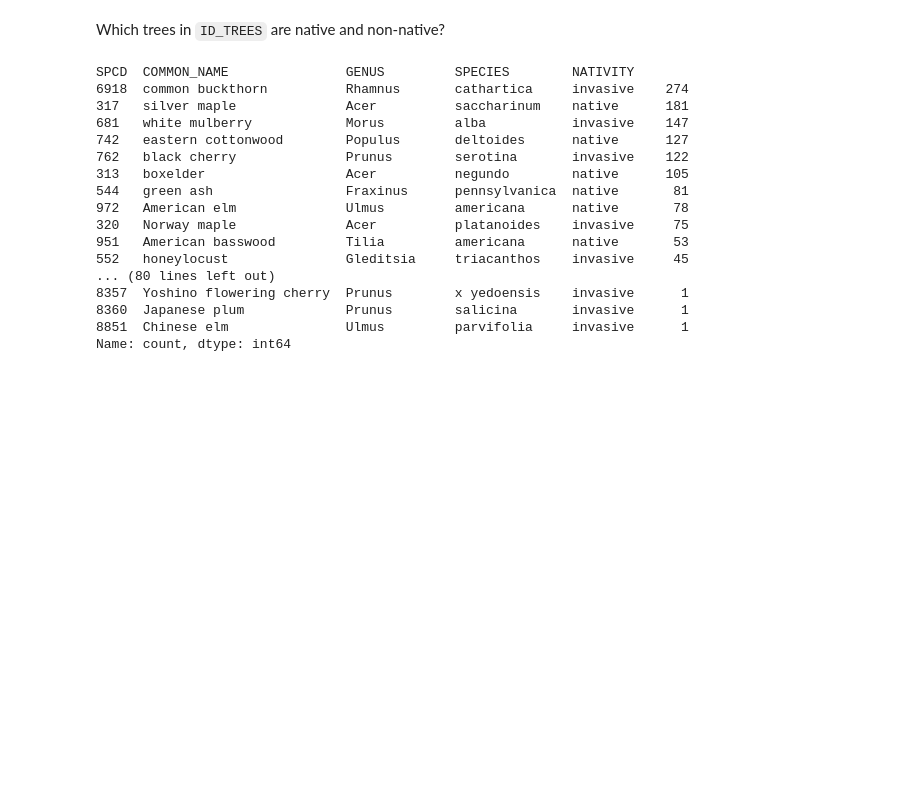
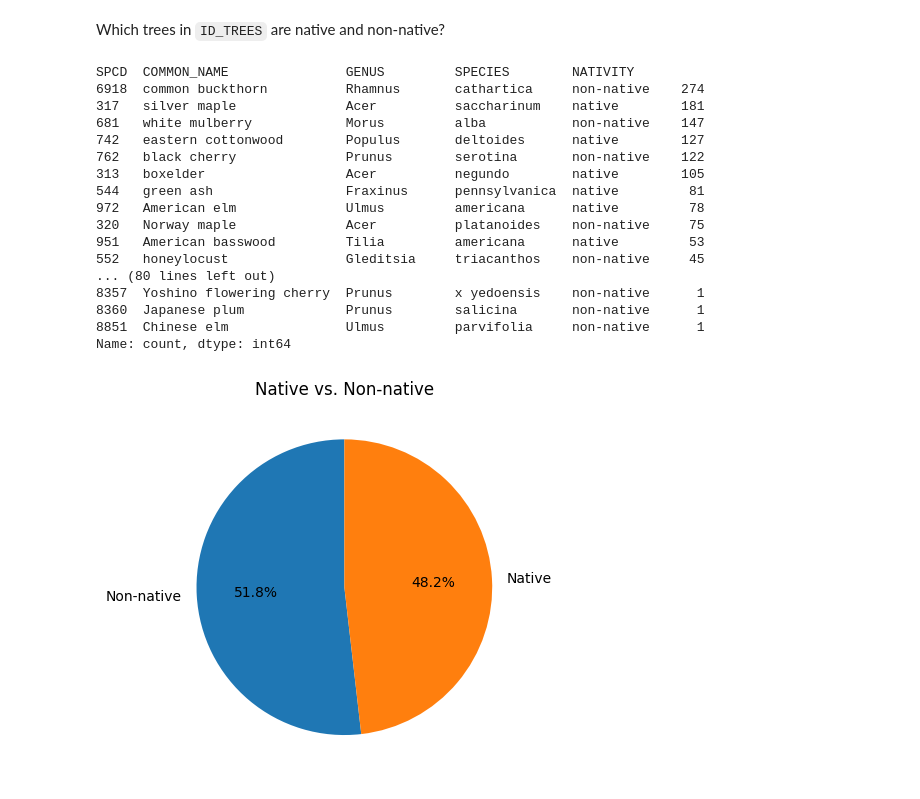
Before and after one commit to fractalate/data-trees, a Jupyter notebook: explore_chicago_il.ipynb, the cells around one changed output. Cells and saved outputs as stored; diff of their text form; code cells hidden in the pictures; blank space fills up the shorter version.

Commit message:
More Native vs. Non-native Investigation

```diff
--- a/explore_chicago_il.ipynb
+++ b/explore_chicago_il.ipynb
@@ -114,52 +135,47 @@ df[['GENUS', 'SPECIES', 'COMMON_NAME']].sort_values(by=['GENUS', 'SPECIES'])
 # %% [markdown]
 Which trees in `ID_TREES` are native and non-native?
 # %%
-df_native = df_ref_plant_dictionary[(
-    (
-        (
-            df_ref_plant_dictionary['US_NATIVITY'].str.contains('L48(N', na=False, regex=False)  # Native or pobably native in lower 48.
-            & ~df_ref_plant_dictionary['US_NATIVITY'].str.contains('IL(I', na=False, regex=False)  # Not invasive in Illinois.
-        )
-        | df_ref_plant_dictionary['US_NATIVITY'].str.contains('IL(N', na=False, regex=False)  # Native or probably native in Illinois.
-    )
-    & df_ref_plant_dictionary['STATE_DISTRIBUTION'].str.contains('IL', na=False)  # Is in Illinois.
-    & (df_ref_plant_dictionary['SYMBOL_TYPE'] == 'Species')  # Identifies a species (as opposed to a genus).
-    & (df_ref_plant_dictionary['VAR'].isna())  # Is not a variety.
-    & (df_ref_plant_dictionary['SSP'].isna())  # Is not a subspecies.
-    & (df_ref_plant_dictionary['GROWTH_HABIT'] == 'Tree')  # Is a tree.
-)]
-
-df = pd.merge(
+df_trees_nativity = pd.merge(
     df_id_tree[['SPCD']],
     df_ref_species[['SPCD', 'COMMON_NAME', 'GENUS', 'SPECIES']],
     left_on='SPCD',
     right_on='SPCD',
     how='left',
 )
-df = pd.merge(
-    df,
+df_trees_nativity = pd.merge(
+    df_trees_nativity,
     df_native[['CN', 'GENUS', 'SPECIES']],
     on=['GENUS', 'SPECIES'],
     how='left',
 )
-df['NATIVITY'] = df['CN'].notna().map({True: 'native', False: 'invasive'})
-df = df.drop('CN', axis=1)
-df.value_counts(dropna=False)
+df_trees_nativity['NATIVITY'] = df_trees_nativity['CN'].notna().map({True: 'native', False: 'non-native'})
+df_trees_nativity = df_trees_nativity.drop('CN', axis=1)
+df_trees_nativity.value_counts()
 # %% [output]
 SPCD  COMMON_NAME               GENUS         SPECIES        NATIVITY
-6918  common buckthorn          Rhamnus       cathartica     invasive    274
-317   silver maple              Acer          saccharinum    native      181
-681   white mulberry            Morus         alba           invasive    147
-742   eastern cottonwood        Populus       deltoides      native      127
-762   black cherry              Prunus        serotina       invasive    122
-313   boxelder                  Acer          negundo        native      105
-544   green ash                 Fraxinus      pennsylvanica  native       81
-972   American elm              Ulmus         americana      native       78
-320   Norway maple              Acer          platanoides    invasive     75
-951   American basswood         Tilia         americana      native       53
-552   honeylocust               Gleditsia     triacanthos    invasive     45
+6918  common buckthorn          Rhamnus       cathartica     non-native    274
+317   silver maple              Acer          saccharinum    native        181
+681   white mulberry            Morus         alba           non-native    147
+742   eastern cottonwood        Populus       deltoides      native        127
+762   black cherry              Prunus        serotina       non-native    122
+313   boxelder                  Acer          negundo        native        105
+544   green ash                 Fraxinus      pennsylvanica  native         81
+972   American elm              Ulmus         americana      native         78
+320   Norway maple              Acer          platanoides    non-native     75
+951   American basswood         Tilia         americana      native         53
+552   honeylocust               Gleditsia     triacanthos    non-native     45
 ... (80 lines left out)
-8357  Yoshino flowering cherry  Prunus        x yedoensis    invasive      1
-8360  Japanese plum             Prunus        salicina       invasive      1
-8851  Chinese elm               Ulmus         parvifolia     invasive      1
+8357  Yoshino flowering cherry  Prunus        x yedoensis    non-native      1
+8360  Japanese plum             Prunus        salicina       non-native      1
+8851  Chinese elm               Ulmus         parvifolia     non-native      1
 Name: count, dtype: int64
+# %%
+ax = df_trees_nativity['NATIVITY'].map({'native': 'Native', 'non-native': 'Non-native'}).value_counts().plot.pie(
+    title = 'Native vs. Non-native',
+    autopct='%1.1f%%',
+    startangle=90,
+)
+ax.set_ylabel('')
+pass
+# %% [output]
+[figure, added]
```
Also changed, not shown: parts of 6 cells of this notebook.
